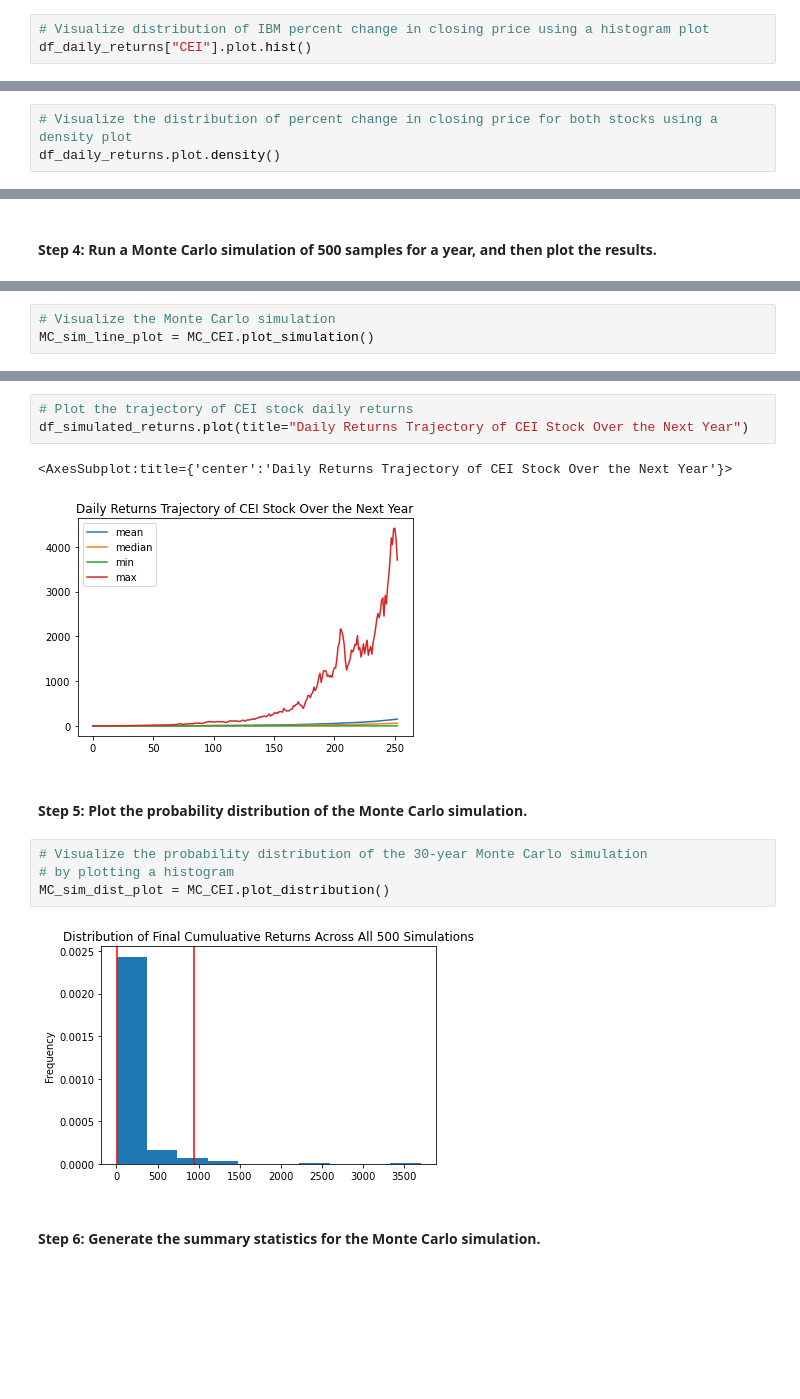
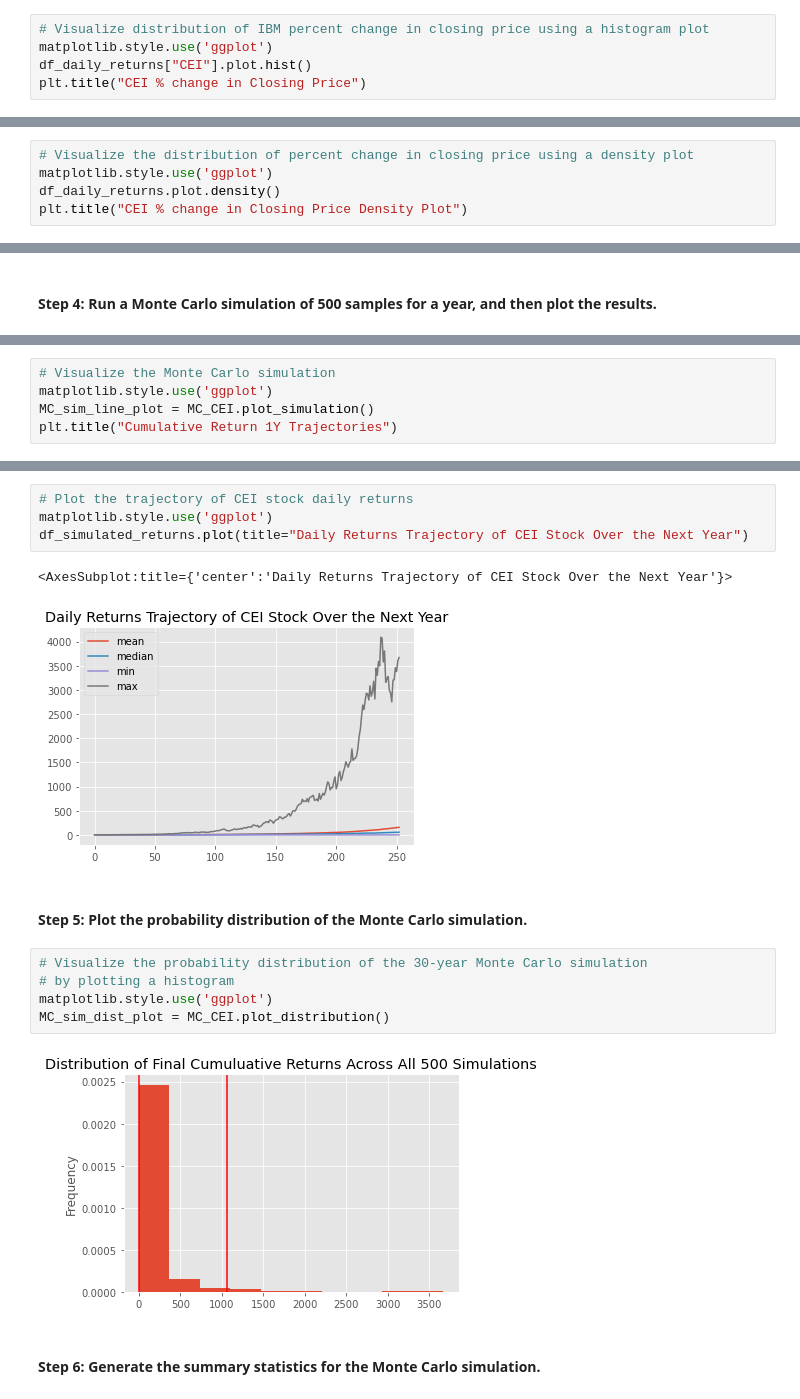
Before and after one commit to douglasg-fintec/Project-2, a Jupyter notebook: Analytic Files/api_request.ipynb, the cells around one changed output, grey strips where cells are left out. Drawn from its saved outputs; the diff is of its cells as text; blank space fills up the shorter version.

```diff
--- a/Analytic Files/api_request.ipynb
+++ b/Analytic Files/api_request.ipynb
@@ -132,5 +143,7 @@ df_daily_returns.describe()
 | max | 0.334975 |
 # %%
 # Visualize distribution of IBM percent change in closing price using a histogram plot
+matplotlib.style.use('ggplot')
 df_daily_returns["CEI"].plot.hist()
+plt.title("CEI % change in Closing Price")
 # %% [output]
@@ -139,4 +152,6 @@ df_daily_returns["CEI"].plot.hist()
 # %%
-# Visualize the distribution of percent change in closing price for both stocks using a density plot
+# Visualize the distribution of percent change in closing price using a density plot
+matplotlib.style.use('ggplot')
 df_daily_returns.plot.density()
+plt.title("CEI % change in Closing Price Density Plot")
 # %% [output]
@@ -200,5 +215,7 @@ Running Monte Carlo simulation number 490.
 253 rows × 500 columns
 # %%
 # Visualize the Monte Carlo simulation
+matplotlib.style.use('ggplot')
 MC_sim_line_plot = MC_CEI.plot_simulation()
+plt.title("Cumulative Return 1Y Trajectories")
 # %% [output]
@@ -227,17 +245,19 @@ df_simulated_returns.head()
 # %%
 # Plot the trajectory of CEI stock daily returns
+matplotlib.style.use('ggplot')
 df_simulated_returns.plot(title="Daily Returns Trajectory of CEI Stock Over the Next Year")
 # %% [output]
 <AxesSubplot:title={'center':'Daily Returns Trajectory of CEI Stock Over the Next Year'}>
-[figure, old version]
+[figure, new version]
 # %% [markdown]
 #### Step 5: Plot the probability distribution of the Monte Carlo simulation.
 # %%
 # Visualize the probability distribution of the 30-year Monte Carlo simulation
 # by plotting a histogram
+matplotlib.style.use('ggplot')
 MC_sim_dist_plot = MC_CEI.plot_distribution()
 # %% [output]
-[figure, old version]
+[figure, new version]
 # %% [markdown]
 #### Step 6: Generate the summary statistics for the Monte Carlo simulation.
 # %%
```
Also changed, not shown: parts of 11 cells of this notebook.
